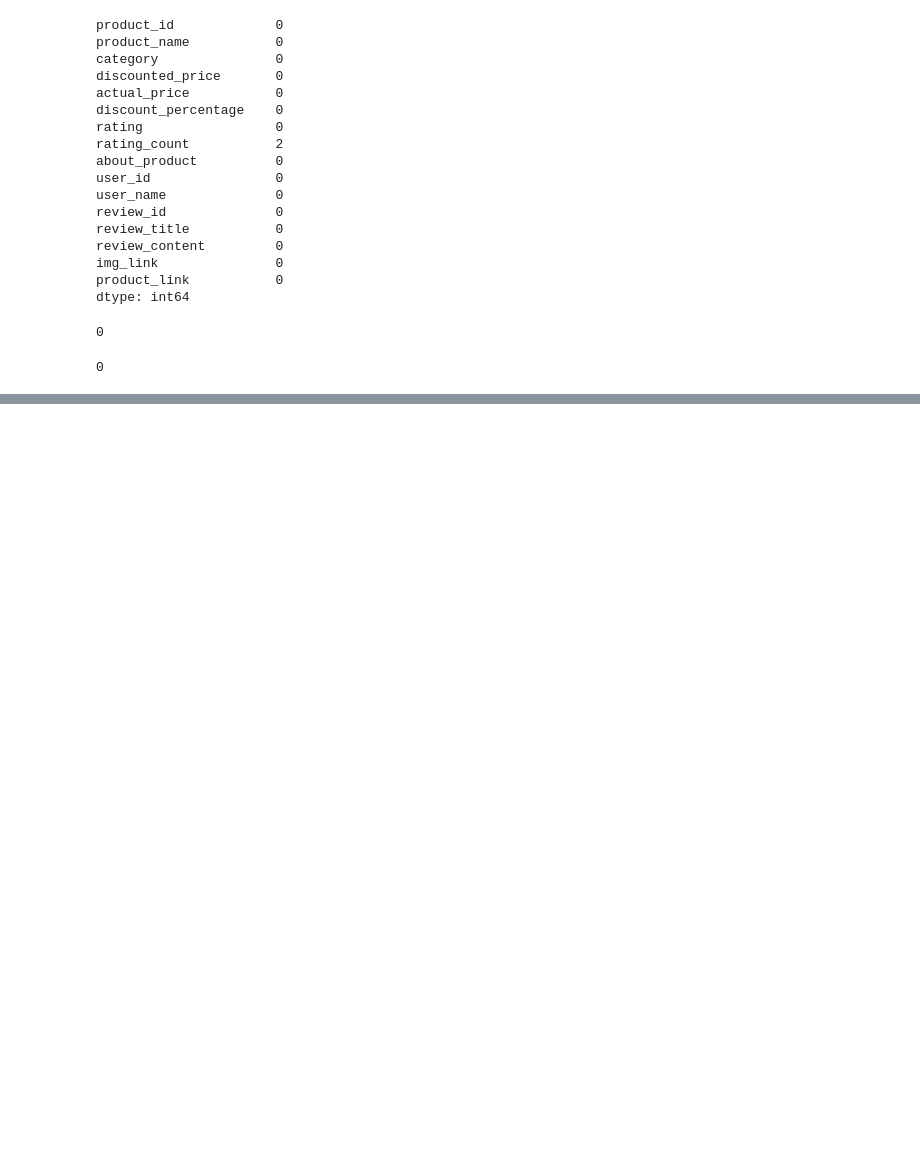
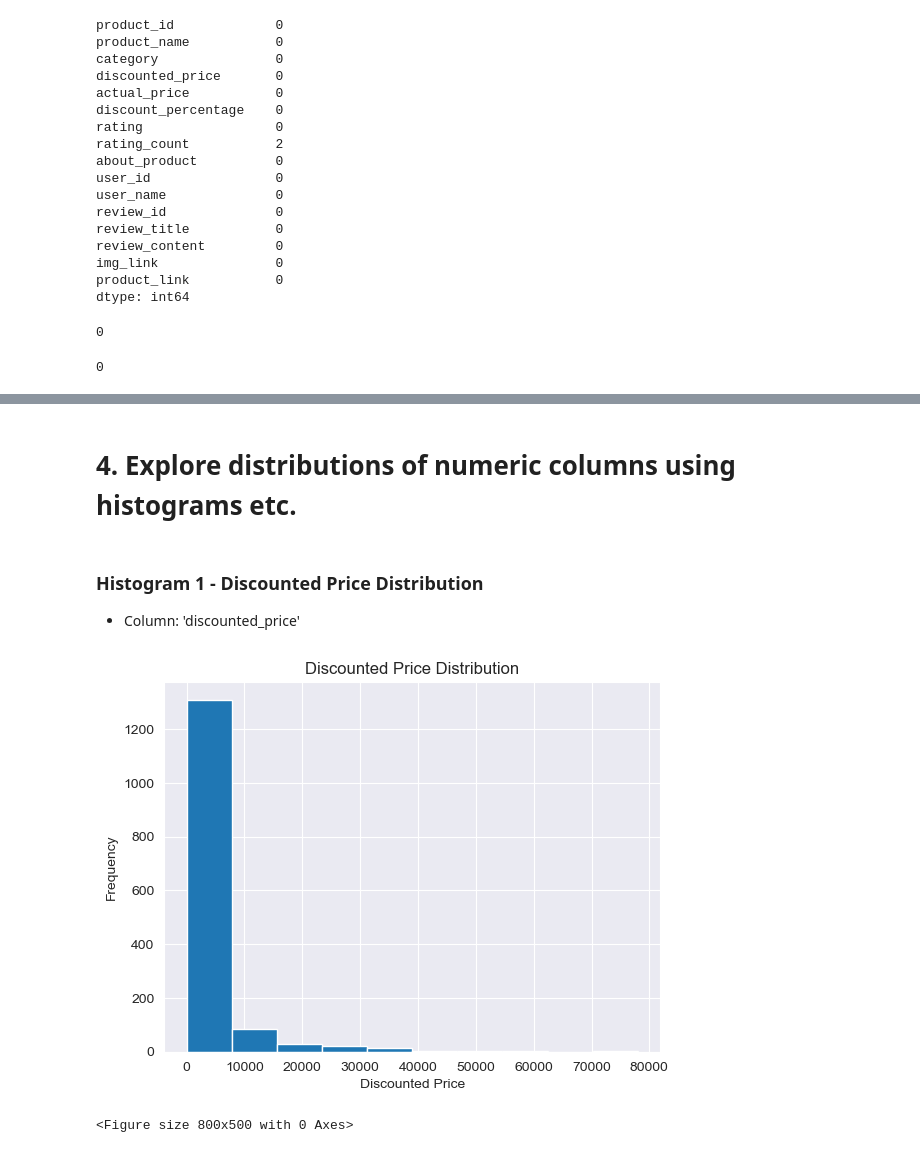
Before and after one commit to sanchick02/DSPAssignment, a Jupyter notebook: Product_Recommendation_System.ipynb, the cells around one changed output, grey strips where cells are left out. Drawn from its saved outputs; the diff is of its cells as text; code cells hidden in the pictures; blank space fills up the shorter version.

```diff
--- a/Product_Recommendation_System.ipynb
+++ b/Product_Recommendation_System.ipynb
@@ -66,0 +177,24 @@ dataset.head()
+# %%
+#Creating Categories for Rankings
+
+rating_score = []
+
+for score in dataset['rating']:
+    if score < 2.0 : rating_score.append('Poor')
+    elif score < 3.0 : rating_score.append('Below Average')
+    elif score < 4.0 : rating_score.append('Average')
+    elif score < 5.0 : rating_score.append('Above Average')
+    elif score == 5.0 : rating_score.append('Excellent')
+# %%
+#Creating A new Column and Changing the Data Type
+
+dataset['rating_score'] = rating_score
+
+dataset['rating_score'] = dataset['rating_score'].astype('category')
+# %%
+#Reordered Categories
+
+dataset['rating_score'] = dataset['rating_score'].cat.reorder_categories(['Below Average', 'Average', 'Above Average', 'Excellent'], ordered=True)
+# %%
+#Creating Difference of Price Column between Actual Price and Discounted Price
+dataset['difference_price'] = dataset['actual_price'] - dataset['discounted_price']
@@ -66,0 +402,19 @@ dataset.head()
+# %% [markdown]
+# 4. Explore distributions of numeric columns using histograms etc.
+# %% [markdown]
+### Histogram 1 - Discounted Price Distribution
+
+*   Column: 'discounted_price'
+# %%
+import matplotlib.pyplot as plt
+
+plt.hist(dataset['discounted_price'])
+plt.title("Discounted Price Distribution")
+plt.xlabel('Discounted Price')
+plt.ylabel('Frequency')
+plt.figure(figsize=(8,5))
+
+plt.show()
+# %% [output]
+[figure, added]
+<Figure size 800x500 with 0 Axes>
```
Also changed, not shown: parts of 41 cells of this notebook, 2 other files.
